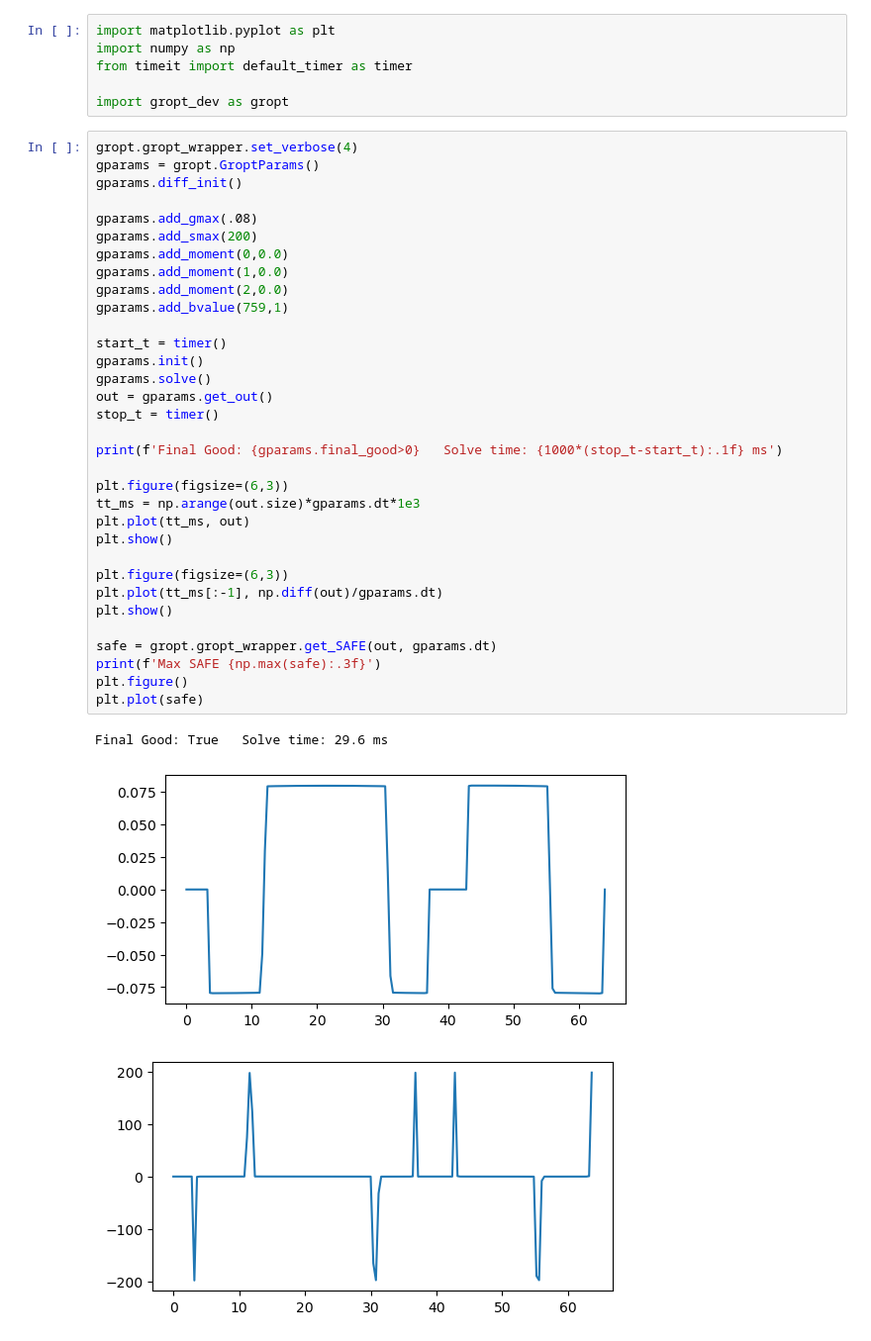
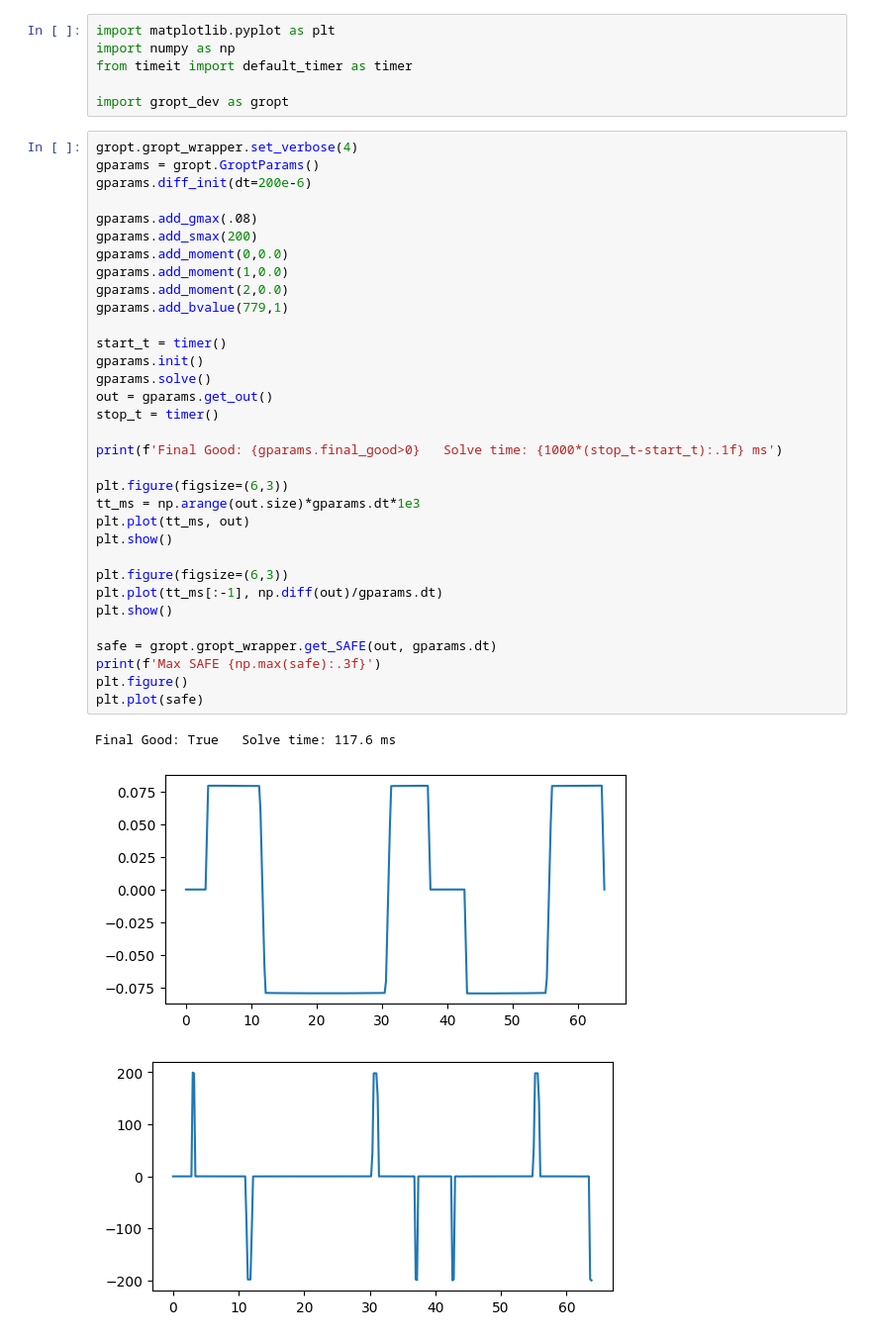
Before and after one commit to cmr-group/gropt-dev, a Jupyter notebook: examples/safe_diff/safe_diff.ipynb, the cells around one changed output. Shown at 99% size. Cells and saved outputs as stored; diff of their text form.

```diff
--- a/examples/safe_diff/safe_diff.ipynb
+++ b/examples/safe_diff/safe_diff.ipynb
@@ -7,37 +7,37 @@ import gropt_dev as gropt
 # %%
 gropt.gropt_wrapper.set_verbose(4)
 gparams = gropt.GroptParams()
-gparams.diff_init()
+gparams.diff_init(dt=200e-6)
 
 gparams.add_gmax(.08)
 gparams.add_smax(200)
 gparams.add_moment(0,0.0)
 gparams.add_moment(1,0.0)
 gparams.add_moment(2,0.0)
-gparams.add_bvalue(759,1)
+gparams.add_bvalue(779,1)
 
 start_t = timer()
 gparams.init()
 gparams.solve()
 out = gparams.get_out()
 stop_t = timer()
 
 print(f'Final Good: {gparams.final_good>0}   Solve time: {1000*(stop_t-start_t):.1f} ms')
 
 plt.figure(figsize=(6,3))
 tt_ms = np.arange(out.size)*gparams.dt*1e3
 plt.plot(tt_ms, out)
 plt.show()
 
 plt.figure(figsize=(6,3))
 plt.plot(tt_ms[:-1], np.diff(out)/gparams.dt)
 plt.show()
 
 safe = gropt.gropt_wrapper.get_SAFE(out, gparams.dt)
 print(f'Max SAFE {np.max(safe):.3f}')
 plt.figure()
 plt.plot(safe)
 # %% [output]
-Final Good: True   Solve time: 29.6 ms
+Final Good: True   Solve time: 117.6 ms
-[figure, old version]
+[figure, new version]
-[figure, old version]
+[figure, new version]
```
Also changed, not shown: parts of 2 cells of this notebook, 14 other files.
